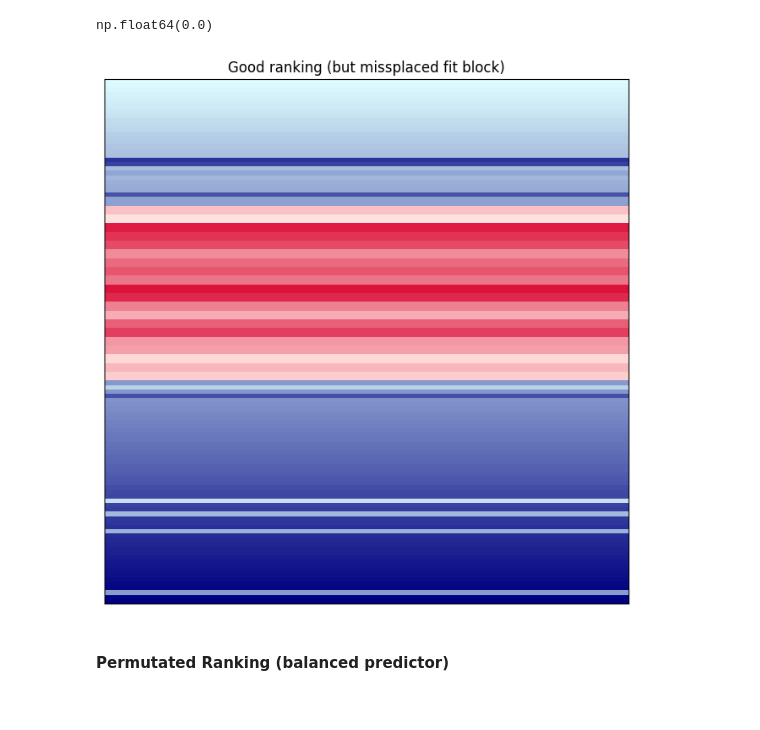
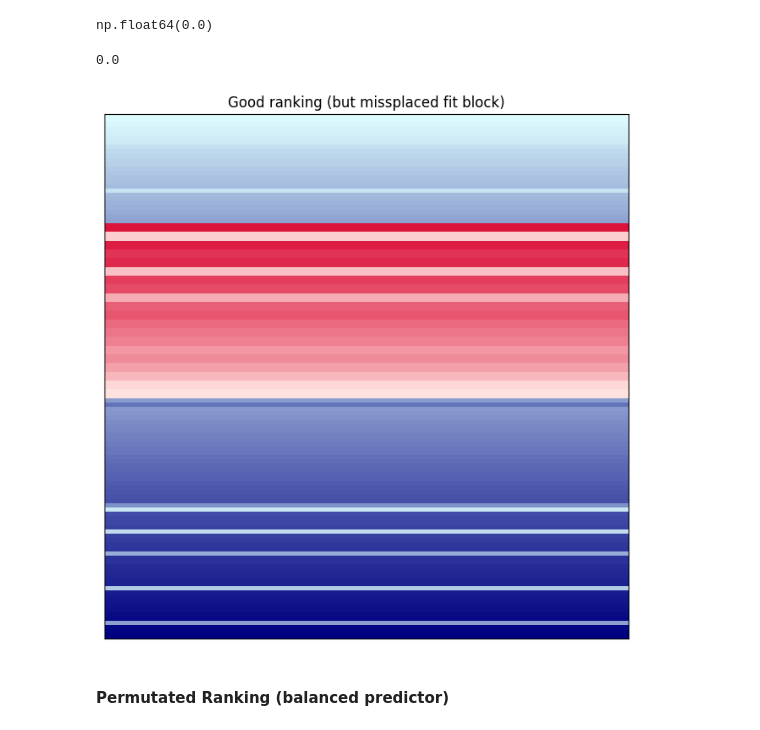
Before and after one commit to RSchmirler/DeePEn, a Jupyter notebook: notebooks/create_display_items_main.ipynb, the cells around one changed output. Cells and saved outputs as stored; diff of their text form; code cells hidden in the pictures.

```diff
--- a/notebooks/create_display_items_main.ipynb
+++ b/notebooks/create_display_items_main.ipynb
@@ -572,6 +576,10 @@ np.float64(0.23)
 ndcg_score([list(ndcg_ranking)], [list(unfit_ranking)], k = int(size*pos_share*0.1)).round(2)
 # %% [output]
 np.float64(0.0)
+# %%
+round(topx_overlap(pd.Series(ranking), pd.Series(unfit_ranking), int(size*pos_share*0.25)),2)
+# %% [output]
+0.0
 # %%
 df_in = pd.DataFrame({
     'ranking': ranking,
@@ -579,9 +587,9 @@ df_in = pd.DataFrame({
     'binary': binary
 })
 # %%
-test = plot_ranking_predictions_heatmap(df_in.iloc[1::10000], "Good ranking (but missplaced fit block)", perfect=False)
+test = plot_ranking_predictions_heatmap(df_in.iloc[0::10000], "Good ranking (but missplaced fit block)", perfect=False)
 # %% [output]
-[figure, old version]
+[figure, new version]
 # %% [markdown]
 #### Permutated Ranking (balanced predictor)
 # %%
```
Also changed, not shown: parts of 20 cells of this notebook, 1 other file.
